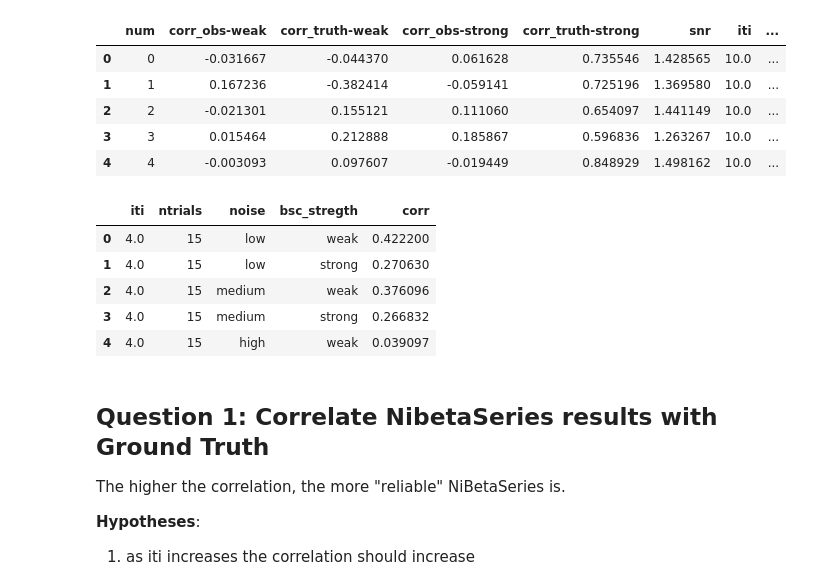
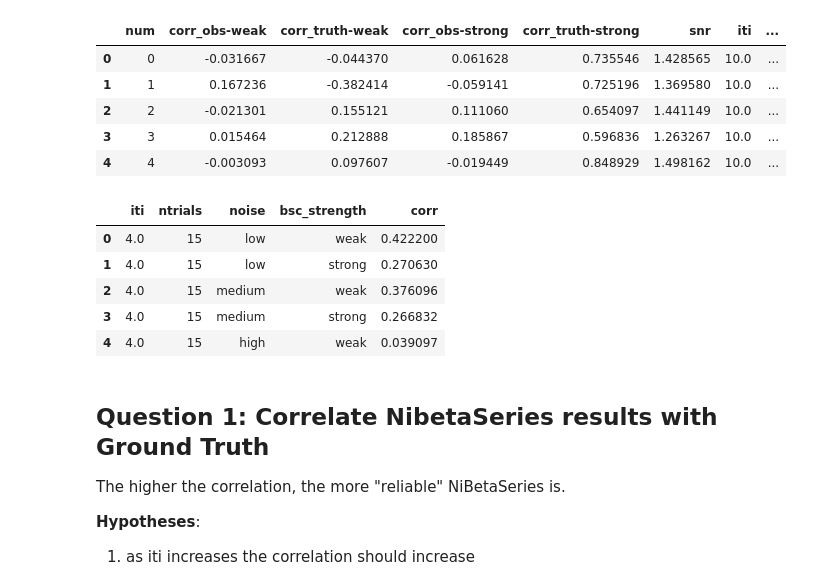
Before and after one commit to jdkent/betaSeriesSimulations, a Jupyter notebook: analysis/analysis.ipynb, the cells around one changed output. Cells and saved outputs as stored; diff of their text form; code cells hidden in the pictures.

```diff
--- a/analysis/analysis.ipynb
+++ b/analysis/analysis.ipynb
@@ -94,36 +94,36 @@ noises_dict = {k:v for k,v in zip(noises, noises_str)}
 # how well do the observed values correlate with the truth?
 query = "noise == {noise} & iti == {iti} & ntrials == {ntrial}"
 corr_dict = {'iti': [],
              'ntrials': [],
              'noise': [],
-             'bsc_stregth': [],
+             'bsc_strength': [],
              'corr': [],
              }
 for iti in itis[1:]:
     for ntrial in ntrials:
         for noise, noise_str in noises_dict.items():
             for strgth in ["weak", "strong"]:
                 rquery = query.format(iti=str(iti),
                                       ntrial=str(ntrial),
                                       noise=str(noise))
                 tmp_df = df_wide.query(rquery)
                 corr = np.corrcoef(tmp_df[['corr_truth-' + strgth, 'corr_obs-' + strgth]], rowvar=False)[0,1]
                 tmp_df[['corr_truth-' + strgth, 'corr_obs-' + strgth]]
                 # print("iti: {iti}, ntrial: {ntrial}, noise: {noise}, str: {strgth} corr: {corr}".format(iti=str(iti),
                 #                                                                                         ntrial=str(ntrial),
                 #                                                                                         noise=str(noise),
                 #                                                                                         corr=str(corr),
                 #                                                                                         strgth=strgth))
                 corr_dict['iti'].append(iti)
                 corr_dict['ntrials'].append(ntrial)
                 corr_dict['noise'].append(noise_str)
-                corr_dict['bsc_stregth'].append(strgth)
+                corr_dict['bsc_strength'].append(strgth)
                 corr_dict['corr'].append(corr)
 
 df_corr = pd.DataFrame.from_dict(corr_dict)
 df_corr.head()
 # %% [output]
-|  | iti | ntrials | noise | bsc_stregth | corr |
+|  | iti | ntrials | noise | bsc_strength | corr |
 | 0 | 4.0 | 15 | low | weak | 0.422200 |
 | 1 | 4.0 | 15 | low | strong | 0.270630 |
 | 2 | 4.0 | 15 | medium | weak | 0.376096 |
```
Also changed, not shown: parts of 2 cells of this notebook, 5 other files.
